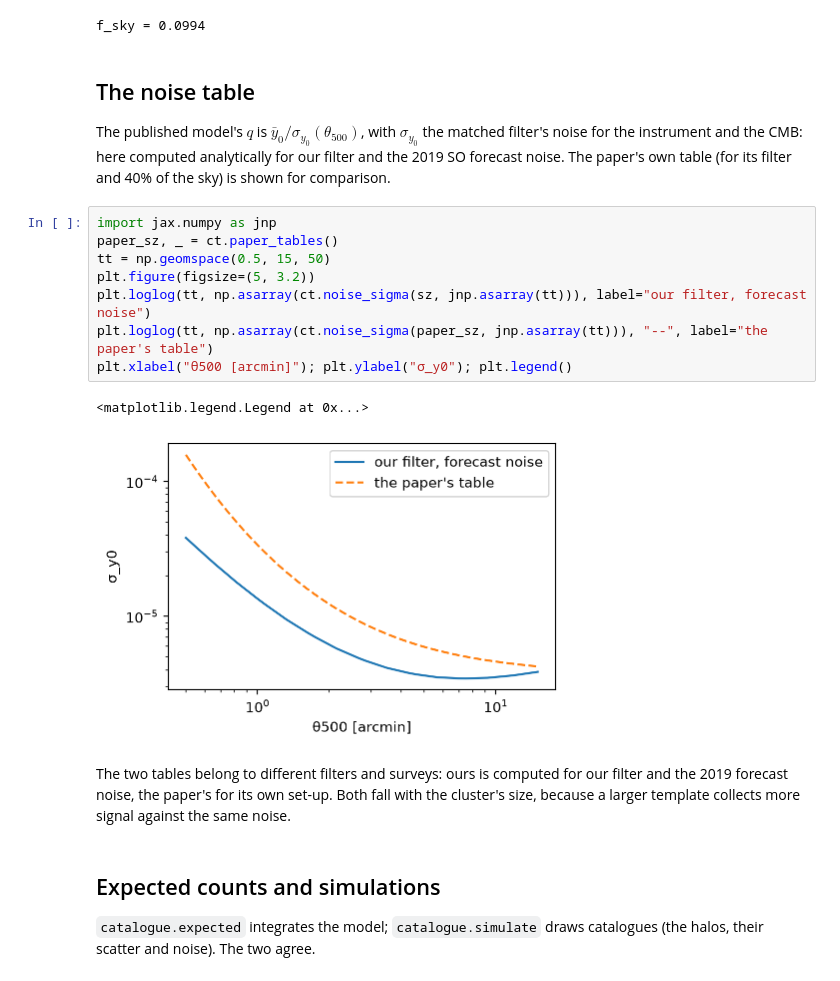
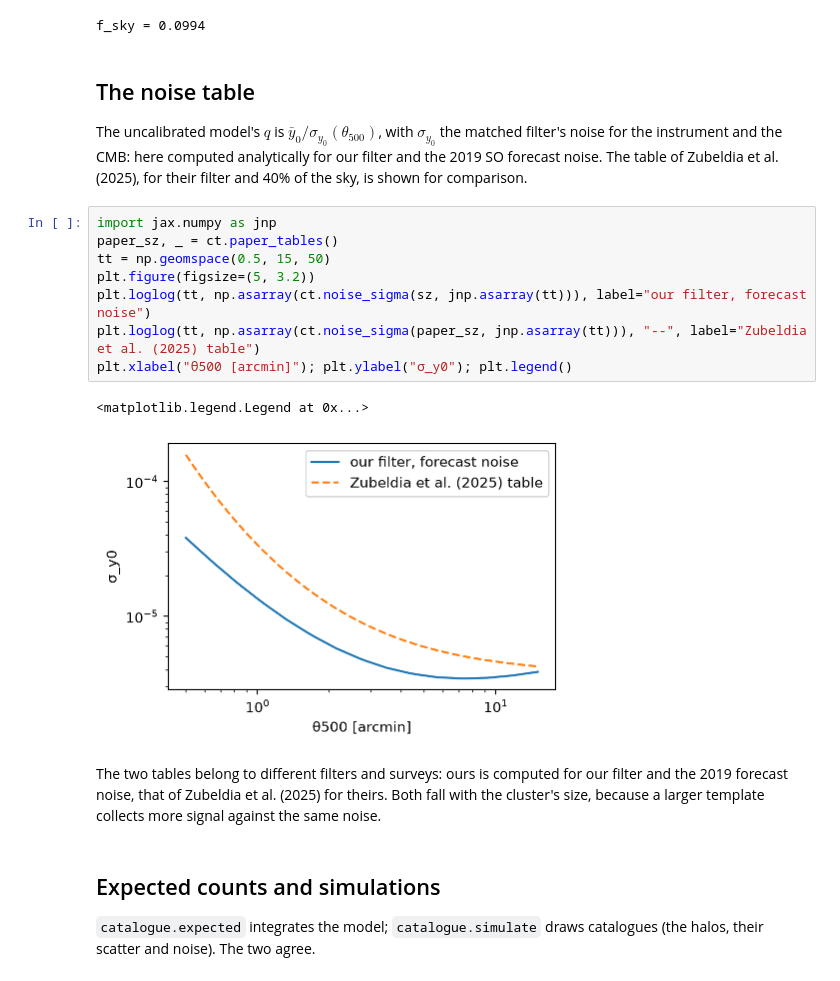
Before and after one commit to CLASS-SZ/classy_szlite, a Jupyter notebook: examples/notebooks/catalogue_models.ipynb, the cells around one changed output. Drawn from its saved outputs; the diff is of its cells as text.

Commit message:
docs: the uncalibrated catalogue model (code name published); scope of its bias: goal-depth noise, instrument+CMB noise table, flat slope prior; figure labels

```diff
--- a/examples/notebooks/catalogue_models.ipynb
+++ b/examples/notebooks/catalogue_models.ipynb
@@ -21,23 +21,23 @@ f_sky = 0.0994
 # %% [markdown]
 ## The noise table
 
-The published model's $q$ is $\bar y_0 / \sigma_{y_0}(\theta_{500})$, with $\sigma_{y_0}$ the matched
+The uncalibrated model's $q$ is $\bar y_0 / \sigma_{y_0}(\theta_{500})$, with $\sigma_{y_0}$ the matched
 filter's noise for the instrument and the CMB: here computed analytically for our filter and the 2019 SO
-forecast noise. The paper's own table (for its filter and 40% of the sky) is shown for comparison.
+forecast noise. The table of Zubeldia et al. (2025), for their filter and 40% of the sky, is shown for comparison.
 # %%
 import jax.numpy as jnp
 paper_sz, _ = ct.paper_tables()
 tt = np.geomspace(0.5, 15, 50)
 plt.figure(figsize=(5, 3.2))
 plt.loglog(tt, np.asarray(ct.noise_sigma(sz, jnp.asarray(tt))), label="our filter, forecast noise")
-plt.loglog(tt, np.asarray(ct.noise_sigma(paper_sz, jnp.asarray(tt))), "--", label="the paper's table")
+plt.loglog(tt, np.asarray(ct.noise_sigma(paper_sz, jnp.asarray(tt))), "--", label="Zubeldia et al. (2025) table")
 plt.xlabel("θ500 [arcmin]"); plt.ylabel("σ_y0"); plt.legend()
 # %% [output]
 <matplotlib.legend.Legend at 0x...>
-[figure, old version]
+[figure, new version]
 # %% [markdown]
 The two tables belong to different filters and surveys: ours is computed for our filter and the 2019
-forecast noise, the paper's for its own set-up. Both fall with the cluster's size, because a larger template
+forecast noise, that of Zubeldia et al. (2025) for theirs. Both fall with the cluster's size, because a larger template
 collects more signal against the same noise.
 # %% [markdown]
 ## Expected counts and simulations
```
Also changed, not shown: parts of 5 cells of this notebook, 20 other files.
